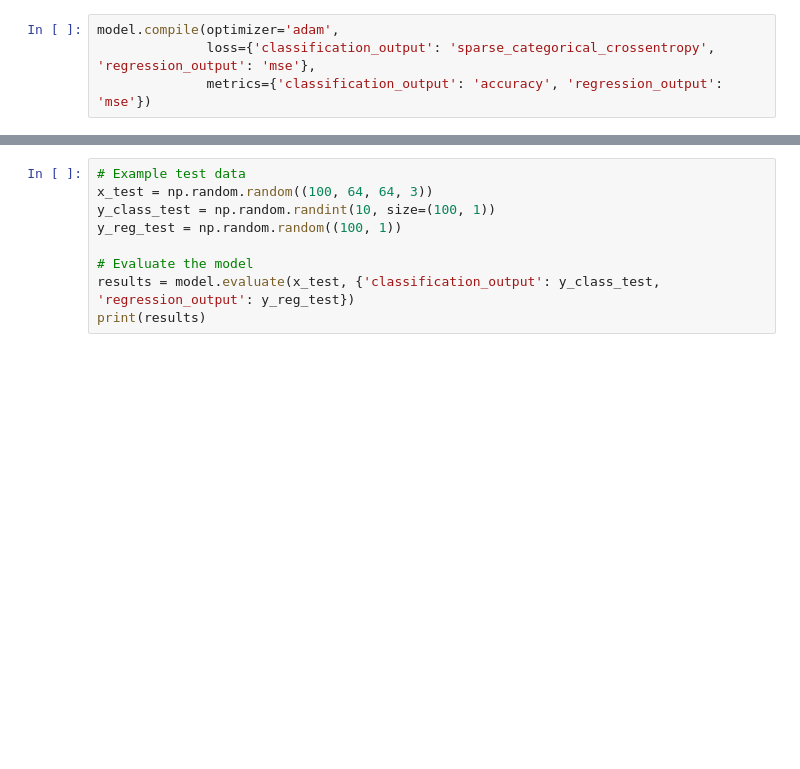
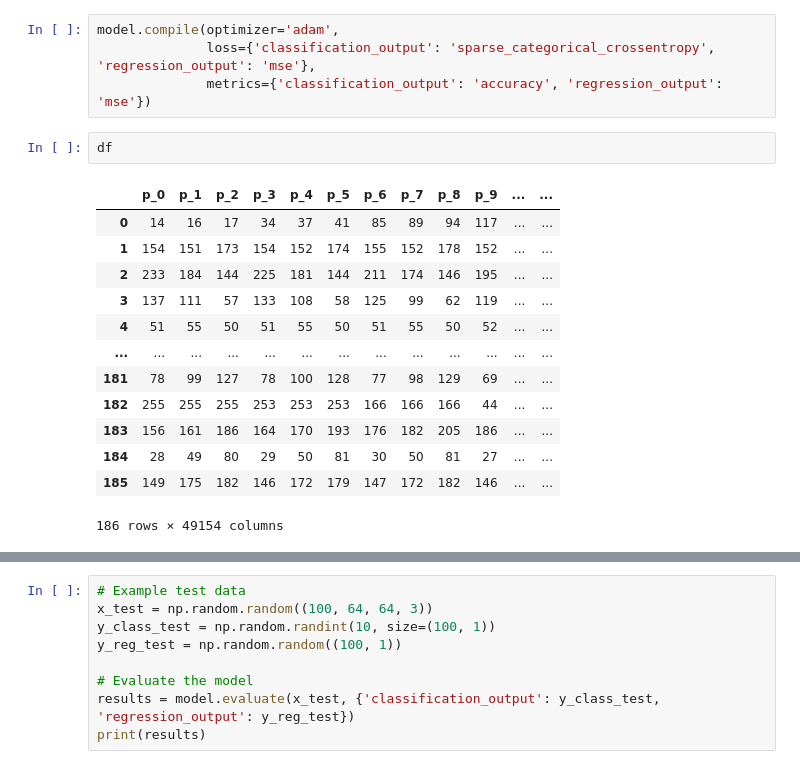
Before and after one commit to shekharbiswas/Multi-CNN, a Jupyter notebook: test.ipynb, the cells around one changed output, grey strips where cells are left out. Cells and saved outputs as stored; diff of their text form; blank space fills up the shorter version.

```diff
--- a/test.ipynb
+++ b/test.ipynb
@@ -349,3 +350,19 @@ model = Model(inputs=inputs, outputs=[classification_output, regression_output])
 model.compile(optimizer='adam',
               loss={'classification_output': 'sparse_categorical_crossentropy', 'regression_output': 'mse'},
               metrics={'classification_output': 'accuracy', 'regression_output': 'mse'})
+# %%
+df
+# %% [output]
+|  | p_0 | p_1 | p_2 | p_3 | p_4 | p_5 | p_6 | p_7 | p_8 | p_9 | ... | ... |
+| 0 | 14 | 16 | 17 | 34 | 37 | 41 | 85 | 89 | 94 | 117 | ... | ... |
+| 1 | 154 | 151 | 173 | 154 | 152 | 174 | 155 | 152 | 178 | 152 | ... | ... |
+| 2 | 233 | 184 | 144 | 225 | 181 | 144 | 211 | 174 | 146 | 195 | ... | ... |
+| 3 | 137 | 111 | 57 | 133 | 108 | 58 | 125 | 99 | 62 | 119 | ... | ... |
+| 4 | 51 | 55 | 50 | 51 | 55 | 50 | 51 | 55 | 50 | 52 | ... | ... |
+| ... | ... | ... | ... | ... | ... | ... | ... | ... | ... | ... | ... | ... |
+| 181 | 78 | 99 | 127 | 78 | 100 | 128 | 77 | 98 | 129 | 69 | ... | ... |
+| 182 | 255 | 255 | 255 | 253 | 253 | 253 | 166 | 166 | 166 | 44 | ... | ... |
+| 183 | 156 | 161 | 186 | 164 | 170 | 193 | 176 | 182 | 205 | 186 | ... | ... |
+| 184 | 28 | 49 | 80 | 29 | 50 | 81 | 30 | 50 | 81 | 27 | ... | ... |
+| 185 | 149 | 175 | 182 | 146 | 172 | 179 | 147 | 172 | 182 | 146 | ... | ... |
+186 rows × 49154 columns
```
Also changed, not shown: parts of 6 cells of this notebook.
